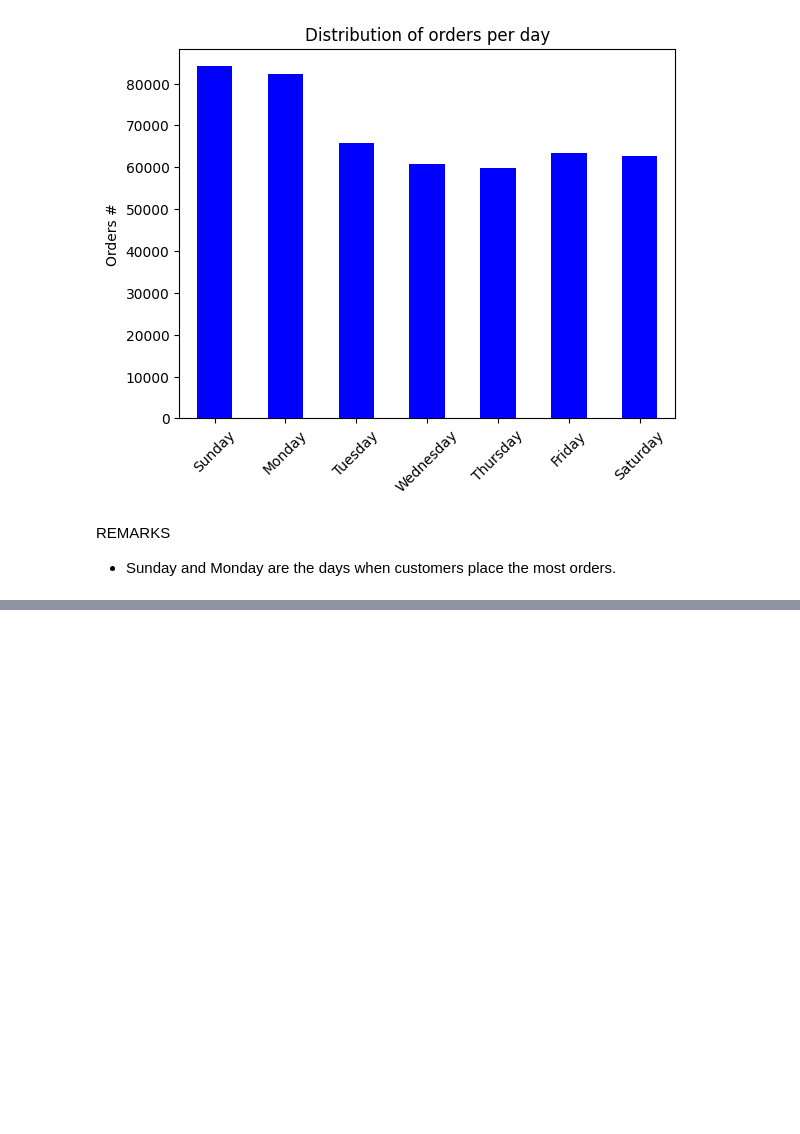
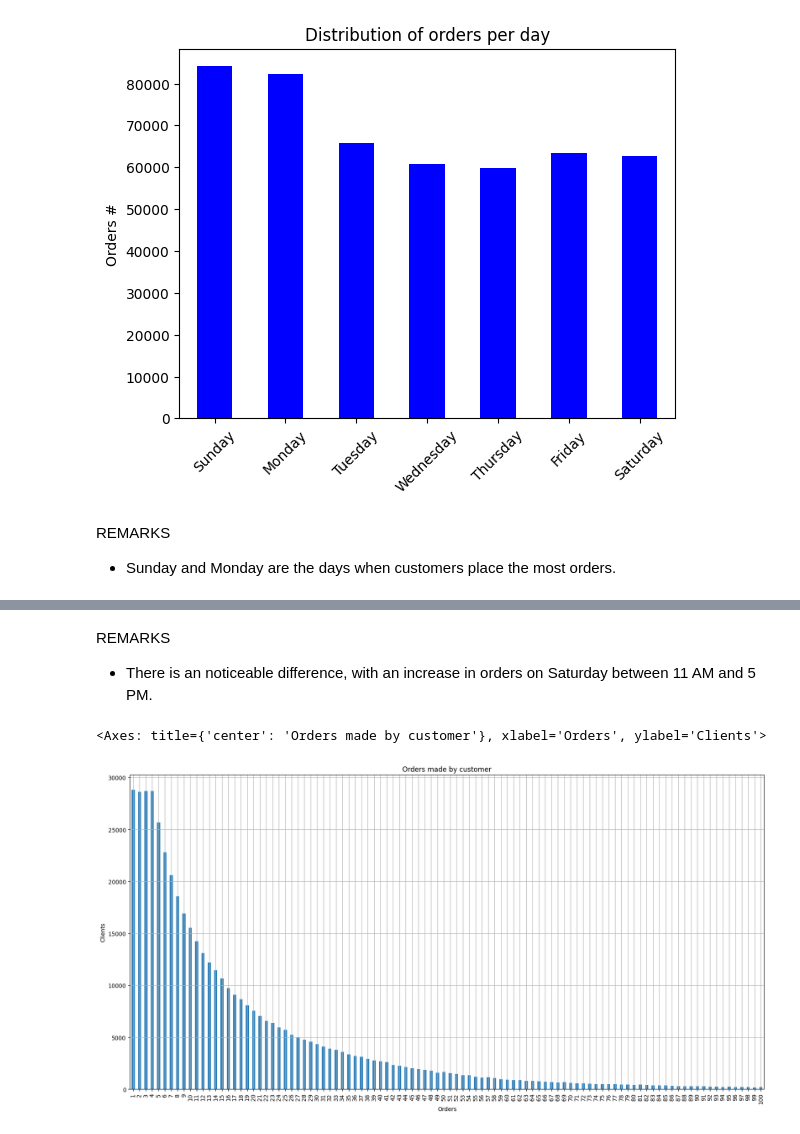
Before and after one commit to Calarioz/DA_InstaCart, a Jupyter notebook: jupyter.ipynb, the cells around one changed output, grey strips where cells are left out. Saved outputs shown, nothing was run; the diff lists cells and outputs as text; code cells hidden in the pictures; blank space fills up the shorter version.

```diff
--- a/jupyter.ipynb
+++ b/jupyter.ipynb
@@ -561,0 +600,22 @@ REMARKS
+# %% [markdown]
+REMARKS
+
+- There is an noticeable difference, with an increase in orders on Saturday between 11 AM and 5 PM.
+# %%
+# Question 2
+order_number_df = instacart_orders.groupby(by='order_number').count().reset_index()
+
+order_number_df.plot(x='order_number',
+                     y= 'user_id',
+                    xlabel='Orders',
+                    ylabel='Clients',
+                    figsize=[20,10],
+                    title='Orders made by customer',
+                    legend=False,
+                    grid=True,
+                    colormap= 'tab20c',
+                    kind='bar'
+                    )
+# %% [output]
+<Axes: title={'center': 'Orders made by customer'}, xlabel='Orders', ylabel='Clients'>
+[figure, added]
```
Also changed, not shown: parts of 18 cells of this notebook.
